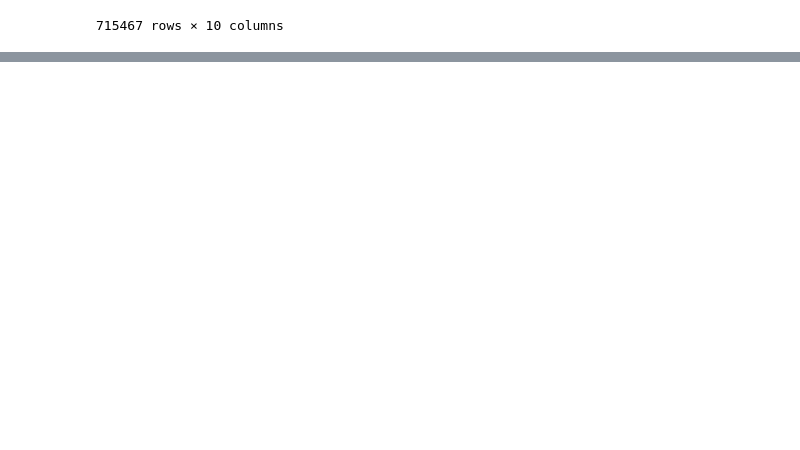
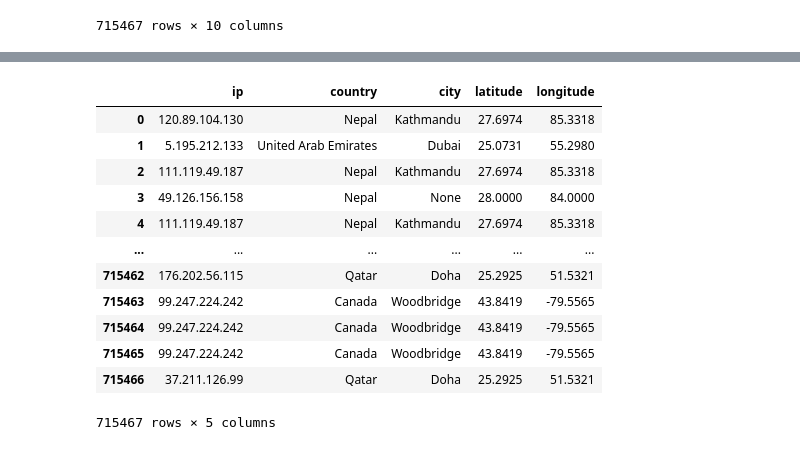
Before and after one commit to aashutoshkhadgi/webserver-log-analyzer, a Jupyter notebook: log-analyzer.py.ipynb, the cells around one changed output, grey strips where cells are left out. Cells and saved outputs as stored; diff of their text form; code cells hidden in the pictures; blank space fills up the shorter version.

```diff
--- a/log-analyzer.py.ipynb
+++ b/log-analyzer.py.ipynb
@@ -114,0 +217,26 @@ git add .
+# %%
+geo_df = df.loc[:,['ip']]
+mapping_dict = geoip_df.set_index('ip')['country'].to_dict()
+mapping_dict
+
+geo_df['country'] = geo_df['ip'].map(geoip_df.set_index('ip')['country'])
+geo_df['city'] = geo_df['ip'].map(geoip_df.set_index('ip')['city'])
+geo_df['latitude'] = geo_df['ip'].map(geoip_df.set_index('ip')['latitude'])
+geo_df['longitude'] = geo_df['ip'].map(geoip_df.set_index('ip')['longitude'])
+
+
+geo_df
+# %% [output]
+|  | ip | country | city | latitude | longitude |
+| 0 | 120.89.104.130 | Nepal | Kathmandu | 27.6974 | 85.3318 |
+| 1 | 5.195.212.133 | United Arab Emirates | Dubai | 25.0731 | 55.2980 |
+| 2 | 111.119.49.187 | Nepal | Kathmandu | 27.6974 | 85.3318 |
+| 3 | 49.126.156.158 | Nepal | None | 28.0000 | 84.0000 |
+| 4 | 111.119.49.187 | Nepal | Kathmandu | 27.6974 | 85.3318 |
+| ... | ... | ... | ... | ... | ... |
+| 715462 | 176.202.56.115 | Qatar | Doha | 25.2925 | 51.5321 |
+| 715463 | 99.247.224.242 | Canada | Woodbridge | 43.8419 | -79.5565 |
+| 715464 | 99.247.224.242 | Canada | Woodbridge | 43.8419 | -79.5565 |
+| 715465 | 99.247.224.242 | Canada | Woodbridge | 43.8419 | -79.5565 |
+| 715466 | 37.211.126.99 | Qatar | Doha | 25.2925 | 51.5321 |
+715467 rows × 5 columns
```
Also changed, not shown: parts of 13 cells of this notebook.
